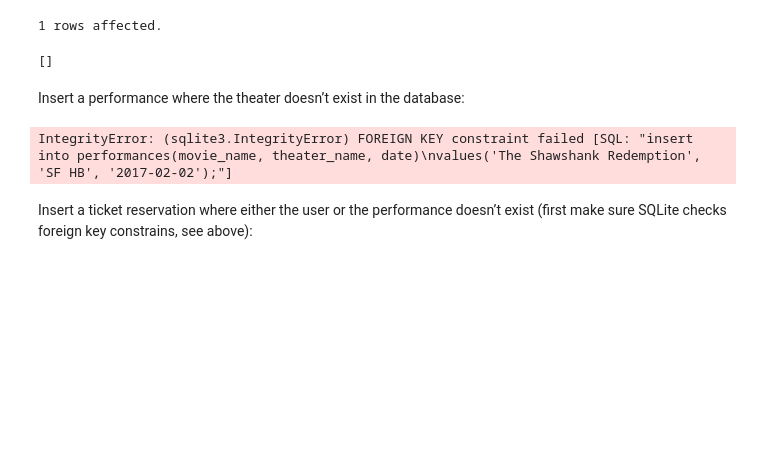
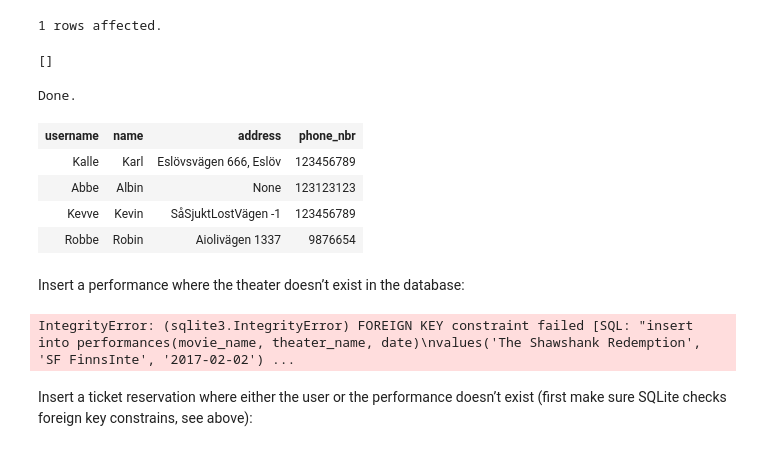
Before and after one commit to cek11kmi/eda216, a Jupyter notebook: l2/lab2.ipynb, the cells around one changed output. Drawn from its saved outputs; the diff is of its cells as text; code cells hidden in the pictures; blank space fills up the shorter version.

```diff
--- a/l2/lab2.ipynb
+++ b/l2/lab2.ipynb
@@ -75,14 +81,25 @@ values ('Kalle', 'The Dark Knight', '2017-02-01');
 # %% [output]
 1 rows affected.
 []
+# %%
+%%sql
+select *
+from users;
+# %% [output]
+Done.
+| username | name | address | phone_nbr |
+| Kalle | Karl | Eslövsvägen 666, Eslöv | 123456789 |
+| Abbe | Albin | None | 123123123 |
+| Kevve | Kevin | SåSjuktLostVägen -1 | 123456789 |
+| Robbe | Robin | Aiolivägen 1337 | 9876654 |
 # %% [markdown]
 Insert a performance where the theater doesn’t exist in the database:
 # %%
 %%sql
 insert into performances(movie_name, theater_name, date)
-values('The Shawshank Redemption', 'SF HB', '2017-02-02');
+values('The Shawshank Redemption', 'SF FinnsInte', '2017-02-02');
 # %% [output]
-IntegrityError: (sqlite3.IntegrityError) FOREIGN KEY constraint failed [SQL: "insert into performances(movie_name, theater_name, date)\nvalues('The Shawshank Redemption', 'SF HB', '2017-02-02');"]
+IntegrityError: (sqlite3.IntegrityError) FOREIGN KEY constraint failed [SQL: "insert into performances(movie_name, theater_name, date)\nvalues('The Shawshank Redemption', 'SF FinnsInte', '2017-02-02') ...
 # %% [markdown]
 Insert a ticket reservation where either the user or the performance
 doesn’t exist (first make sure SQLite checks foreign key constrains,
```
Also changed, not shown: parts of 3 cells of this notebook, 17 other files.
